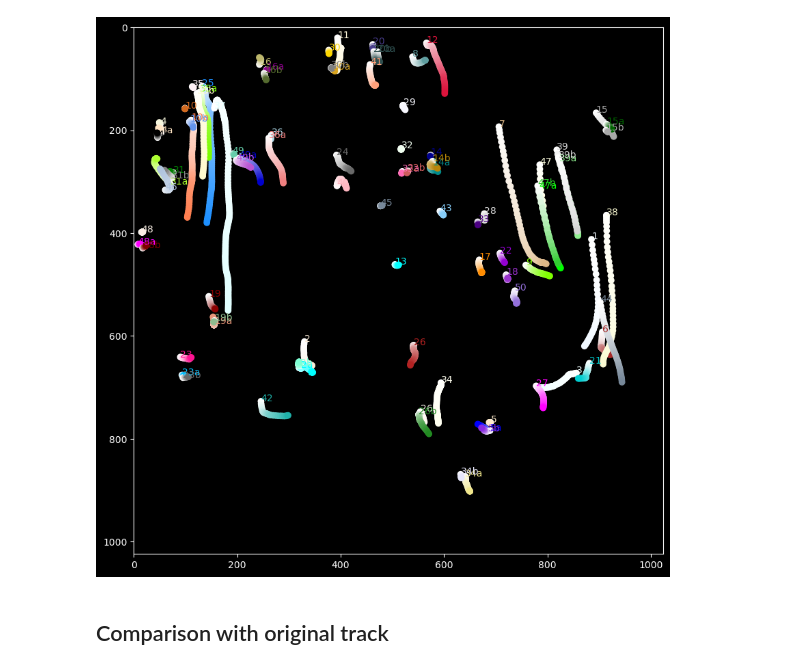
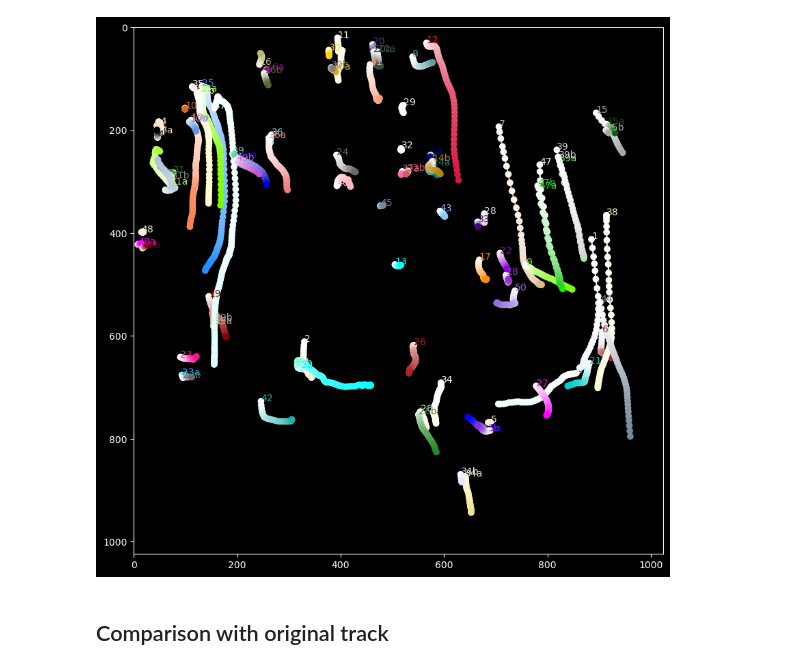
Before and after one commit to rzhou-space/PIV_analysis_headon_data, a Jupyter notebook: Tracking_Py.ipynb, the cells around one changed output. Drawn from its saved outputs; the diff is of its cells as text; code cells hidden in the pictures.

```diff
--- a/Tracking_Py.ipynb
+++ b/Tracking_Py.ipynb
@@ -218,10 +218,10 @@ def plot_pseudo_track(track_id, x_track, y_track, t_track, fig_size):
 # plot_pseudo_track(track_id, all_x_track, all_y_track, start_t, 1024)
 # %%
 piv_x_track_v2, piv_y_track_v2 = pseudo_tracking_piv_grid_v2(U, V, start_t, start_x_cor,
-                                                            start_y_cor, (2.5, 2.5))
-plot_pseudo_track(track_id, all_x_track_v2, all_y_track_v2, start_t, 1024)
+                                                            start_y_cor, (4, 4))
+plot_pseudo_track(track_id,piv_x_track_v2, piv_y_track_v2, start_t, 1024)
 # %% [output]
-[figure, old version]
+[figure, new version]
 # %% [markdown]
 ## Comparison with original track
 # %%
```
Also changed, not shown: parts of 17 cells of this notebook.
